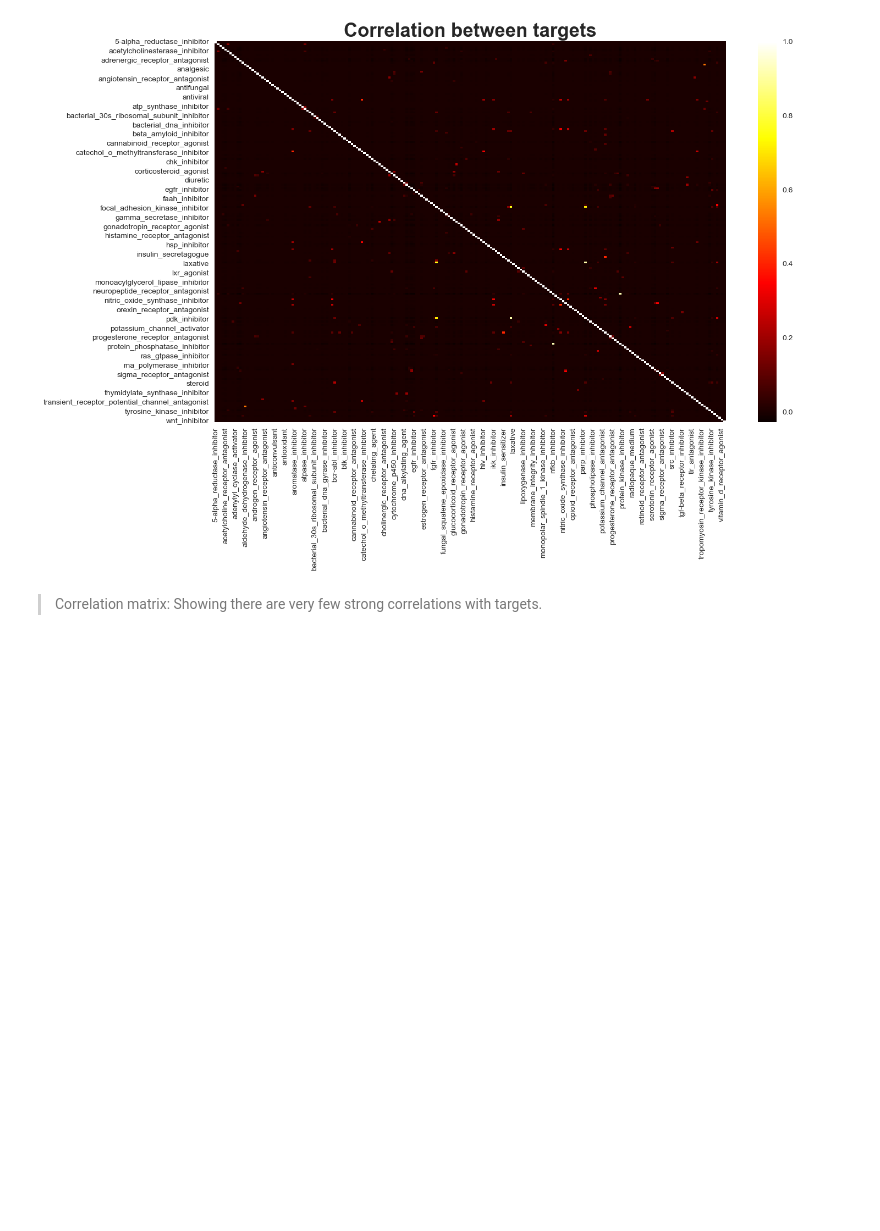
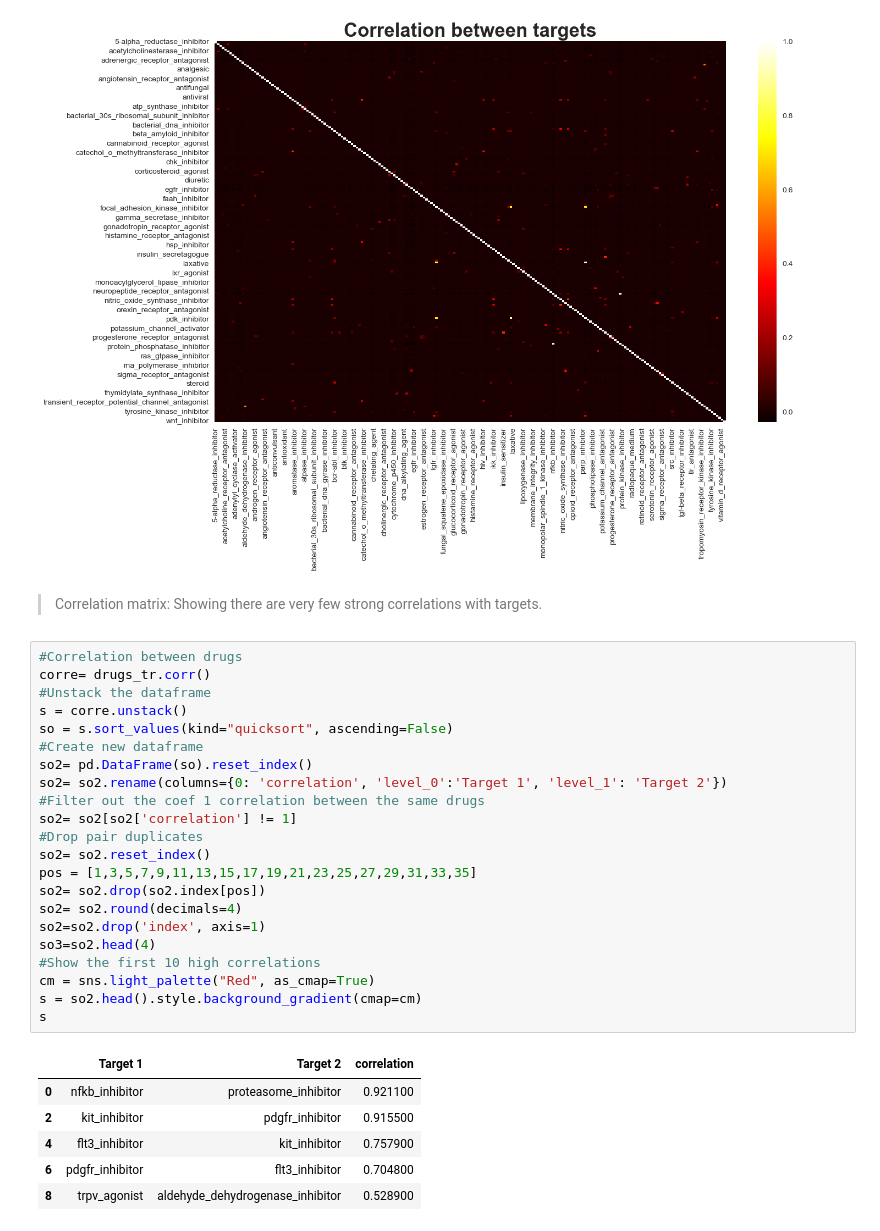
Before and after one commit to mdespinoza/MOA_Project, a Jupyter notebook: code/MOA_Project_Code.ipynb, the cells around one changed output. Saved outputs shown, nothing was run; the diff lists cells and outputs as text; blank space fills up the shorter version.

```diff
--- a/code/MOA_Project_Code.ipynb
+++ b/code/MOA_Project_Code.ipynb
@@ -733,3 +733,32 @@ ploth(drugs_tr)
 [figure]
 # %% [markdown]
 > Correlation matrix: Showing there are very few strong correlations with targets.
+# %%
+#Correlation between drugs
+corre= drugs_tr.corr()
+#Unstack the dataframe
+s = corre.unstack()
+so = s.sort_values(kind="quicksort", ascending=False)
+#Create new dataframe
+so2= pd.DataFrame(so).reset_index()
+so2= so2.rename(columns={0: 'correlation', 'level_0':'Target 1', 'level_1': 'Target 2'})
+#Filter out the coef 1 correlation between the same drugs
+so2= so2[so2['correlation'] != 1]
+#Drop pair duplicates
+so2= so2.reset_index()
+pos = [1,3,5,7,9,11,13,15,17,19,21,23,25,27,29,31,33,35]
+so2= so2.drop(so2.index[pos])
+so2= so2.round(decimals=4)
+so2=so2.drop('index', axis=1)
+so3=so2.head(4)
+#Show the first 10 high correlations
+cm = sns.light_palette("Red", as_cmap=True)
+s = so2.head().style.background_gradient(cmap=cm)
+s
+# %% [output]
+|  | Target 1 | Target 2 | correlation |
+| 0 | nfkb_inhibitor | proteasome_inhibitor | 0.921100 |
+| 2 | kit_inhibitor | pdgfr_inhibitor | 0.915500 |
+| 4 | flt3_inhibitor | kit_inhibitor | 0.757900 |
+| 6 | pdgfr_inhibitor | flt3_inhibitor | 0.704800 |
+| 8 | trpv_agonist | aldehyde_dehydrogenase_inhibitor | 0.528900 |
```
Also changed, not shown: parts of 3 cells of this notebook.
